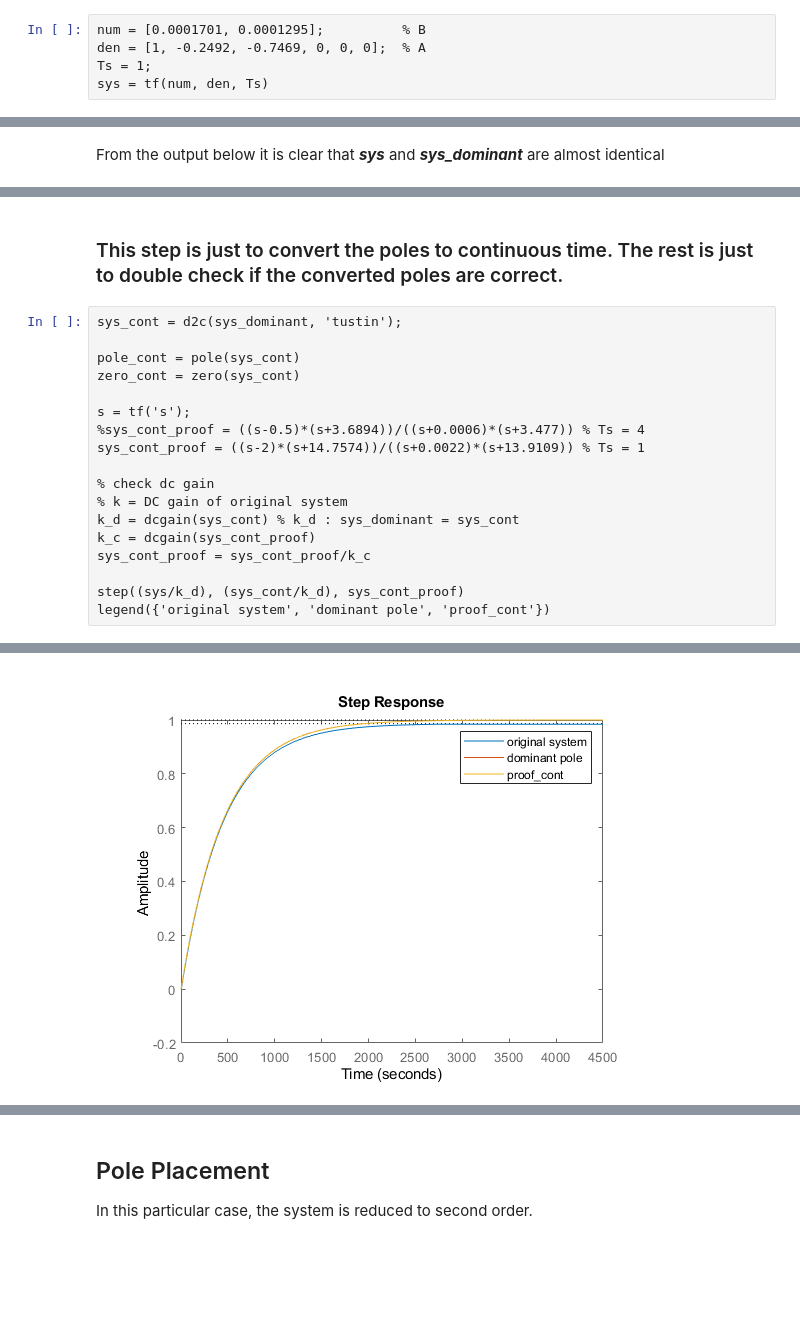
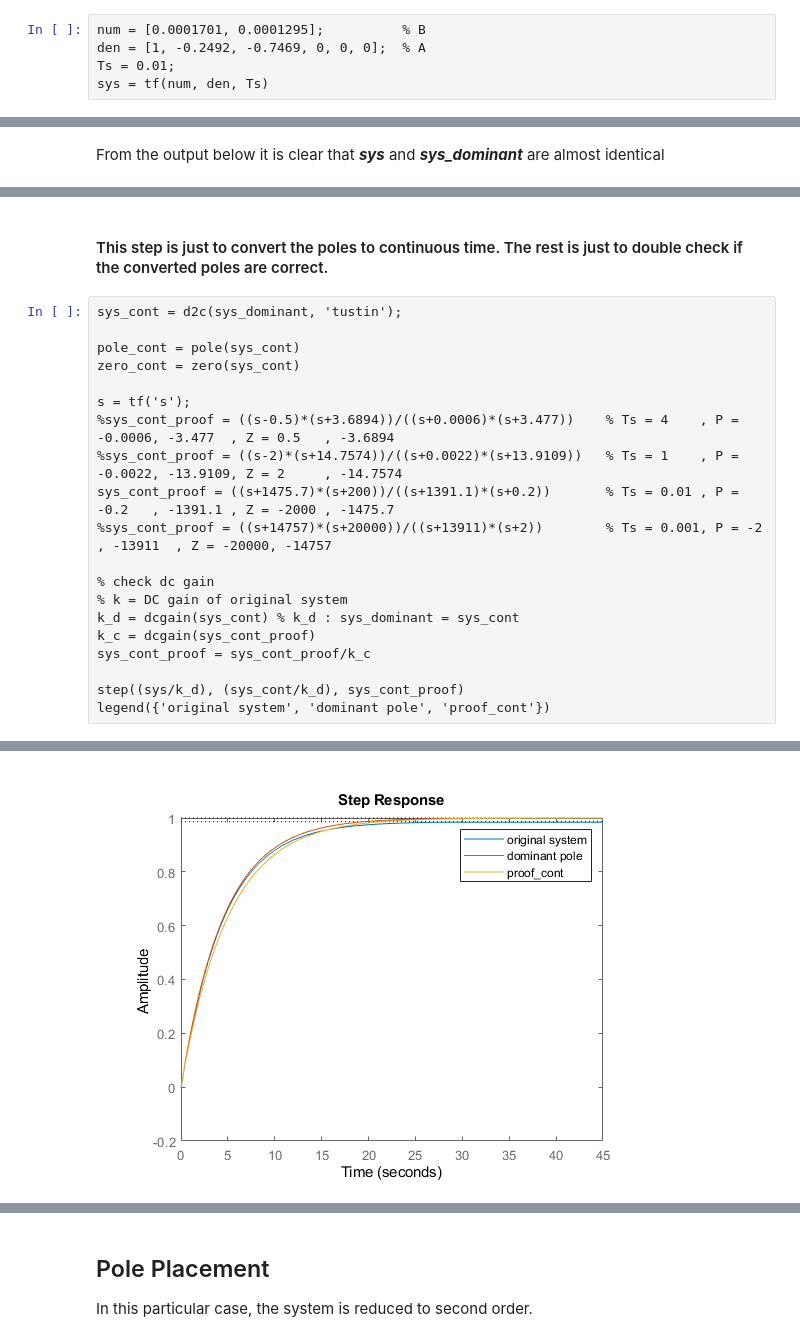
Before and after one commit to JeremyKTH/Gearbox-Oil-Conditioning-System, a Jupyter notebook: SI_2.ipynb, the cells around one changed output, grey strips where cells are left out. Drawn from its saved outputs; the diff is of its cells as text; blank space fills up the shorter version.

```diff
--- a/SI_2.ipynb
+++ b/SI_2.ipynb
@@ -13,7 +13,7 @@ The ARMAX model is based on the paper "Heat Exchanger Model (Data-driven modelli
 # %%
 num = [0.0001701, 0.0001295];          % B
 den = [1, -0.2492, -0.7469, 0, 0, 0];  % A
-Ts = 1;
+Ts = 0.01;
 sys = tf(num, den, Ts)
 # %% [output]
 sys =
@@ -115,5 +120,5 @@ S =
 # %% [markdown]
-### This step is just to convert the poles to continuous time. The rest is just to double check if the converted poles are correct.
+#### This step is just to convert the poles to continuous time. The rest is just to double check if the converted poles are correct.
 # %%
 sys_cont = d2c(sys_dominant, 'tustin');
 
@@ -121,8 +126,10 @@ pole_cont = pole(sys_cont)
 zero_cont = zero(sys_cont)
 
 s = tf('s');
-%sys_cont_proof = ((s-0.5)*(s+3.6894))/((s+0.0006)*(s+3.477)) % Ts = 4
-sys_cont_proof = ((s-2)*(s+14.7574))/((s+0.0022)*(s+13.9109)) % Ts = 1
+%sys_cont_proof = ((s-0.5)*(s+3.6894))/((s+0.0006)*(s+3.477))    % Ts = 4    , P = -0.0006, -3.477  , Z = 0.5   , -3.6894
+%sys_cont_proof = ((s-2)*(s+14.7574))/((s+0.0022)*(s+13.9109))   % Ts = 1    , P = -0.0022, -13.9109, Z = 2     , -14.7574
+sys_cont_proof = ((s+1475.7)*(s+200))/((s+1391.1)*(s+0.2))       % Ts = 0.01 , P = -0.2   , -1391.1 , Z = -2000 , -1475.7
+%sys_cont_proof = ((s+14757)*(s+20000))/((s+13911)*(s+2))        % Ts = 0.001, P = -2     , -13911  , Z = -20000, -14757
 
 % check dc gain
 % k = DC gain of original system
@@ -151,4 +158,4 @@ zero_cont =
 
 Continuous-time transfer function.
-[figure, old version]
+[figure, new version]
 # %% [markdown]
```
Also changed, not shown: parts of 39 cells of this notebook.
